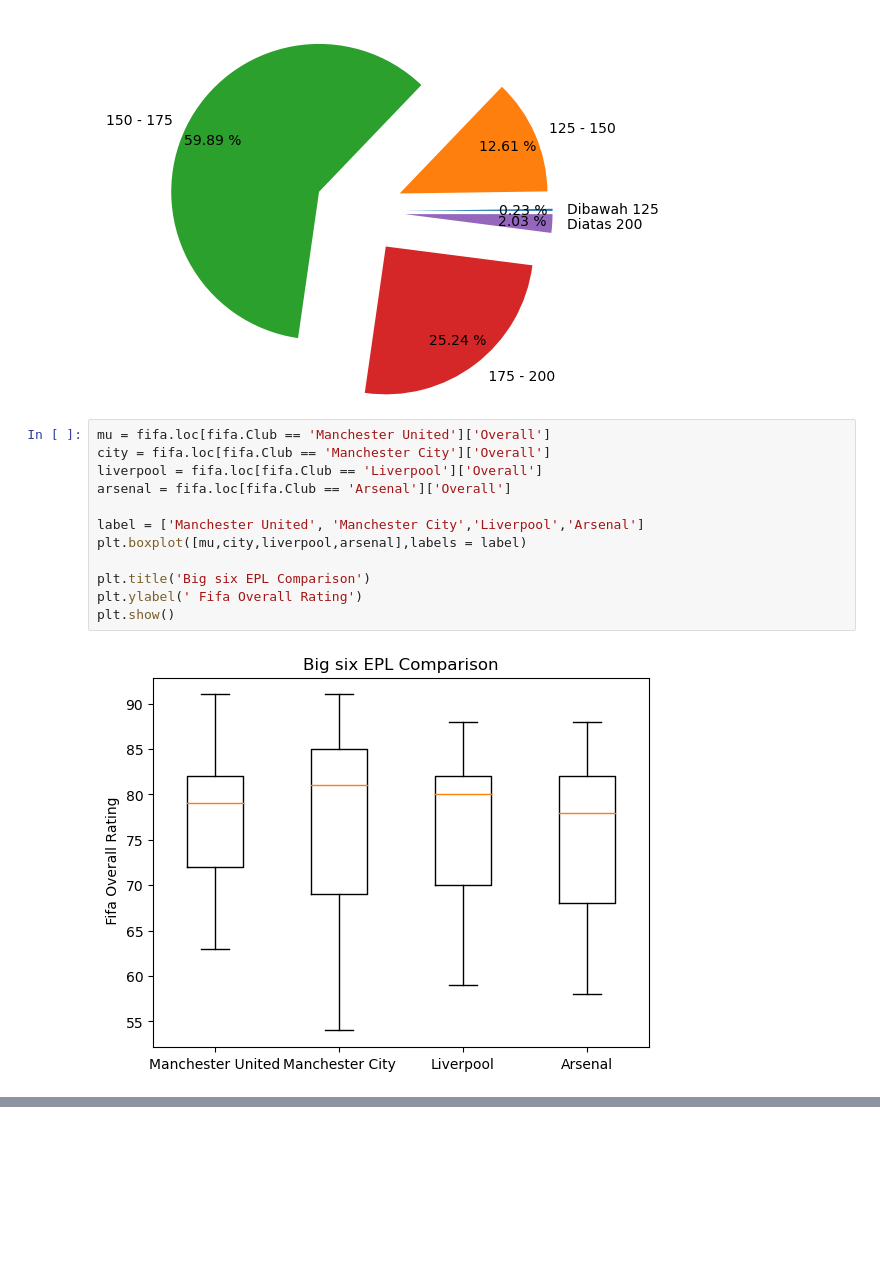
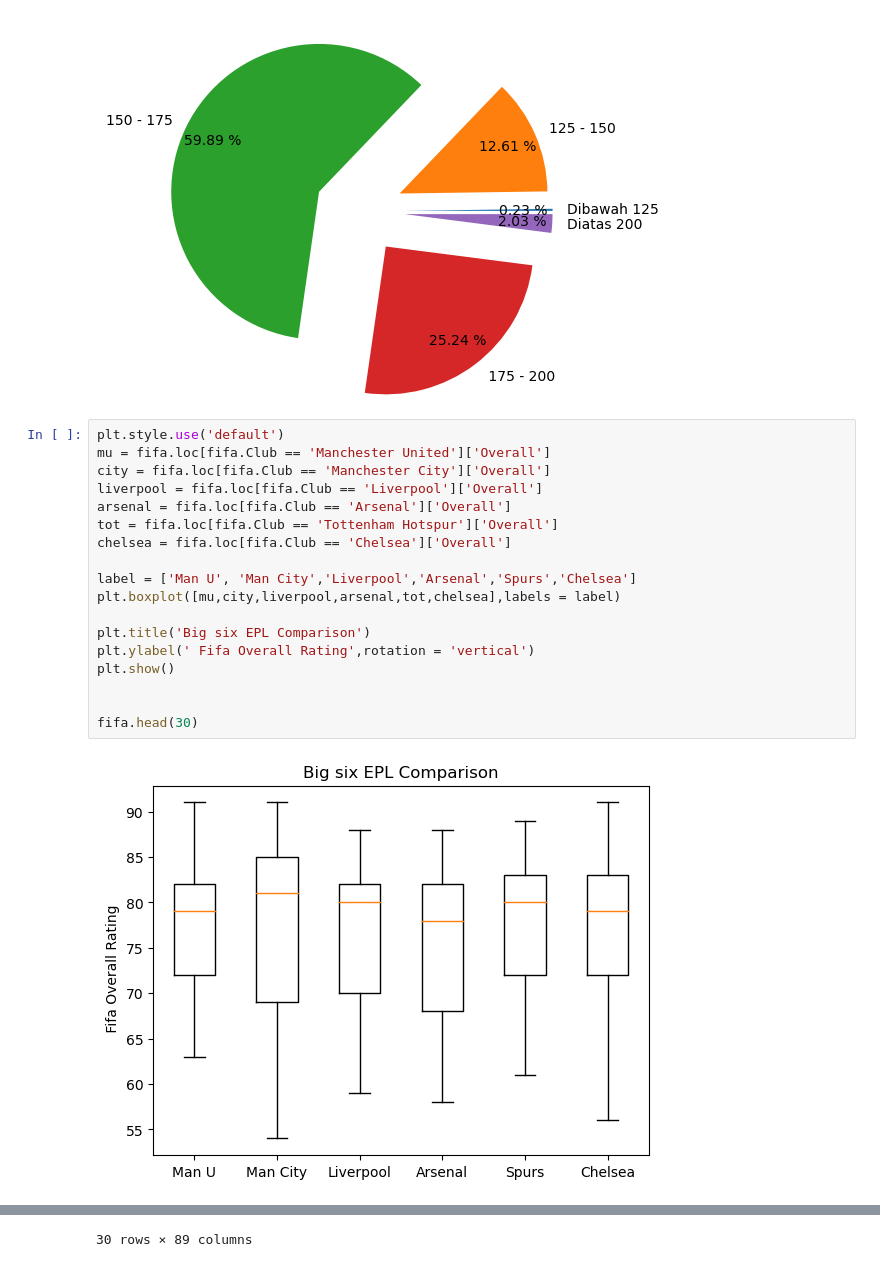
Before and after one commit to yazidsupriadi/belajar-python, a Jupyter notebook: matplotlib.ipynb, the cells around one changed output, grey strips where cells are left out. Drawn from its saved outputs; the diff is of its cells as text; blank space fills up the shorter version.

Commit message:
plot

```diff
--- a/matplotlib.ipynb
+++ b/matplotlib.ipynb
@@ -97,16 +97,22 @@ plt.show()
 # %% [output]
 [figure]
 # %%
+plt.style.use('default')
 mu = fifa.loc[fifa.Club == 'Manchester United']['Overall']
 city = fifa.loc[fifa.Club == 'Manchester City']['Overall']
 liverpool = fifa.loc[fifa.Club == 'Liverpool']['Overall']
 arsenal = fifa.loc[fifa.Club == 'Arsenal']['Overall']
+tot = fifa.loc[fifa.Club == 'Tottenham Hotspur']['Overall']
+chelsea = fifa.loc[fifa.Club == 'Chelsea']['Overall']
 
-label = ['Manchester United', 'Manchester City','Liverpool','Arsenal']
-plt.boxplot([mu,city,liverpool,arsenal],labels = label)
+label = ['Man U', 'Man City','Liverpool','Arsenal','Spurs','Chelsea']
+plt.boxplot([mu,city,liverpool,arsenal,tot,chelsea],labels = label)
 
 plt.title('Big six EPL Comparison')
-plt.ylabel(' Fifa Overall Rating')
+plt.ylabel(' Fifa Overall Rating',rotation = 'vertical')
 plt.show()
+
+
+fifa.head(30)
 # %% [output]
-[figure, old version]
+[figure, new version]
@@ -112,0 +136 @@ plt.show()
+30 rows × 89 columns
```
Also changed, not shown: parts of 1 cell of this notebook.
